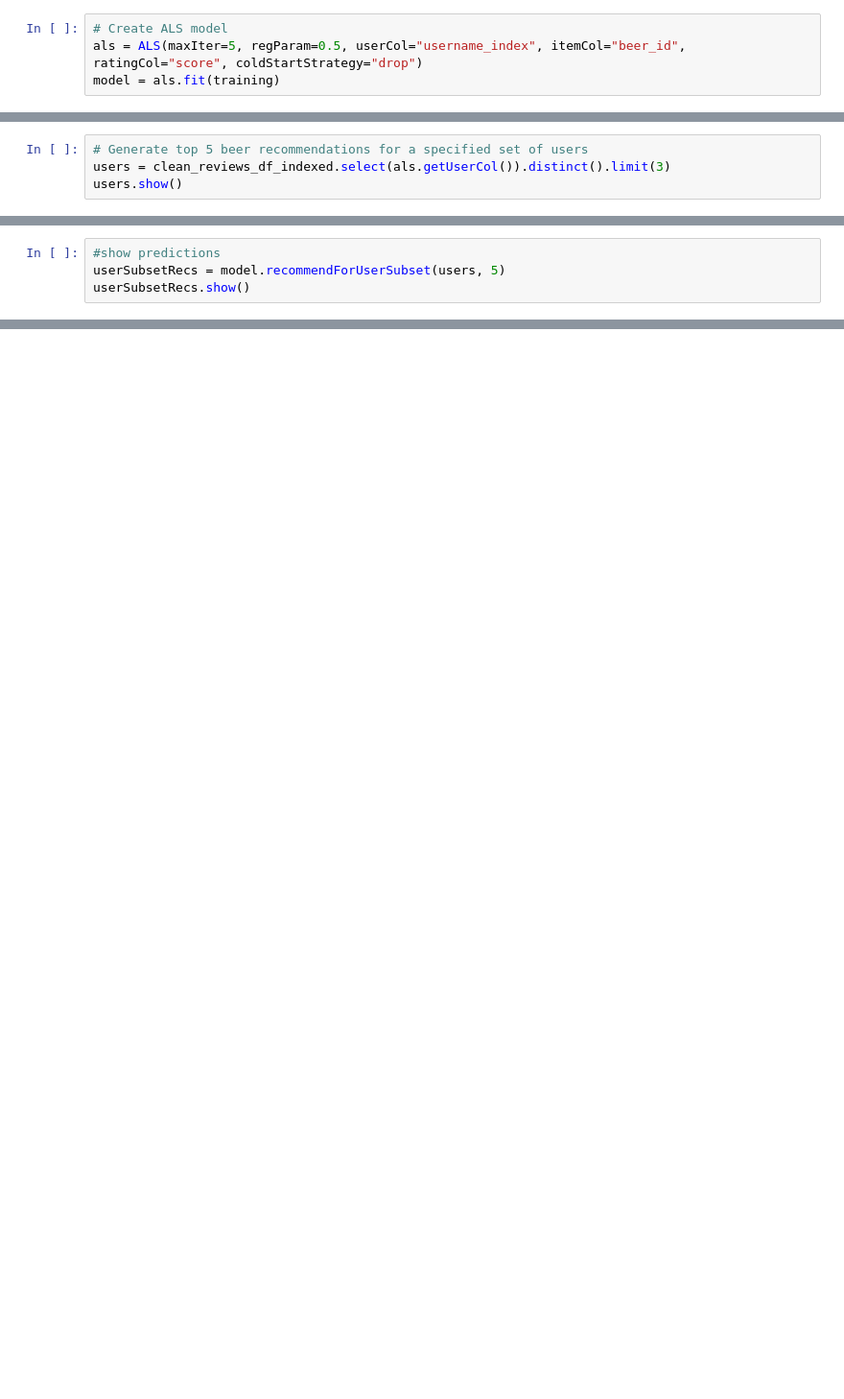
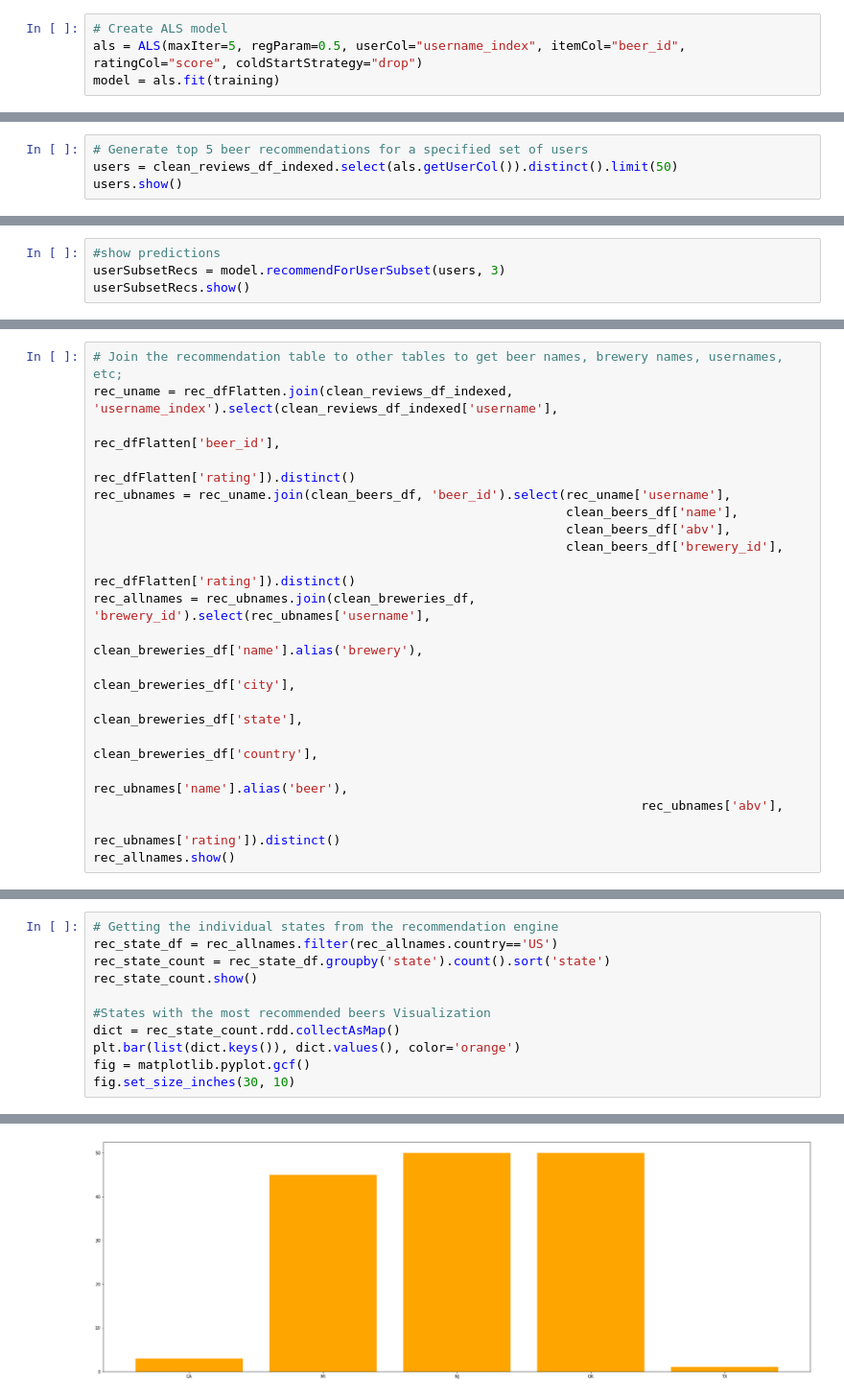
Before and after one commit to danlopez89/CIS-5367, a Jupyter notebook: CIS_5367_Project.ipynb, the cells around one changed output, grey strips where cells are left out. Shown: that part at 96% size. Drawn from its saved outputs; the diff is of its cells as text; blank space fills up the shorter version.

```diff
--- a/CIS_5367_Project.ipynb
+++ b/CIS_5367_Project.ipynb
@@ -463,6 +463,6 @@ Root-mean-square error = 4.619390882993622
 # %%
 # Generate top 5 beer recommendations for a specified set of users
-users = clean_reviews_df_indexed.select(als.getUserCol()).distinct().limit(3)
+users = clean_reviews_df_indexed.select(als.getUserCol()).distinct().limit(50)
 users.show()
 # %% [output]
 +--------------+
@@ -475,6 +485,6 @@ users.show()
 # %%
 #show predictions
-userSubsetRecs = model.recommendForUserSubset(users, 5)
+userSubsetRecs = model.recommendForUserSubset(users, 3)
 userSubsetRecs.show()
 # %% [output]
 +--------------+--------------------+
@@ -534,0 +553,19 @@ root
+# %%
+# Join the recommendation table to other tables to get beer names, brewery names, usernames, etc;
+rec_uname = rec_dfFlatten.join(clean_reviews_df_indexed, 'username_index').select(clean_reviews_df_indexed['username'],
+                                                                                  rec_dfFlatten['beer_id'],
+                                                                                  rec_dfFlatten['rating']).distinct()
+rec_ubnames = rec_uname.join(clean_beers_df, 'beer_id').select(rec_uname['username'],
+                                                               clean_beers_df['name'],
+                                                               clean_beers_df['abv'],
+                                                               clean_beers_df['brewery_id'],
+                                                               rec_dfFlatten['rating']).distinct()
+rec_allnames = rec_ubnames.join(clean_breweries_df, 'brewery_id').select(rec_ubnames['username'],
+                                                                         clean_breweries_df['name'].alias('brewery'),
+                                                                         clean_breweries_df['city'],
+                                                                         clean_breweries_df['state'],
+                                                                         clean_breweries_df['country'],
+                                                                         rec_ubnames['name'].alias('beer'),
+                                                                         rec_ubnames['abv'],
+                                                                         rec_ubnames['rating']).distinct()
+rec_allnames.show()
@@ -534,0 +590,12 @@ root
+# %%
+# Getting the individual states from the recommendation engine
+rec_state_df = rec_allnames.filter(rec_allnames.country=='US')
+rec_state_count = rec_state_df.groupby('state').count().sort('state')
+rec_state_count.show()
+
+#States with the most recommended beers Visualization
+dict = rec_state_count.rdd.collectAsMap()
+plt.bar(list(dict.keys()), dict.values(), color='orange')
+fig = matplotlib.pyplot.gcf()
+fig.set_size_inches(30, 10)
+# %% [output]
@@ -534,0 +611 @@ root
+[figure, added]
```
Also changed, not shown: parts of 19 cells of this notebook.
